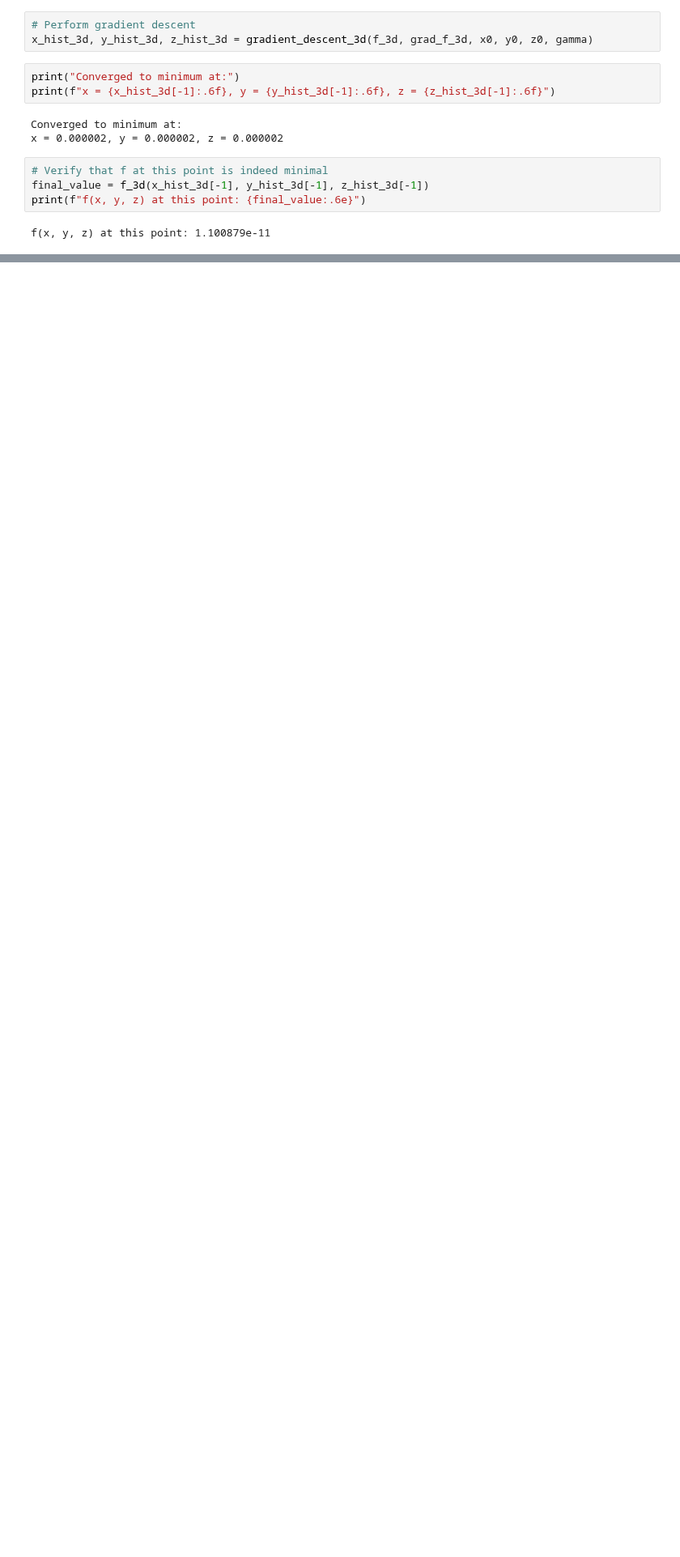
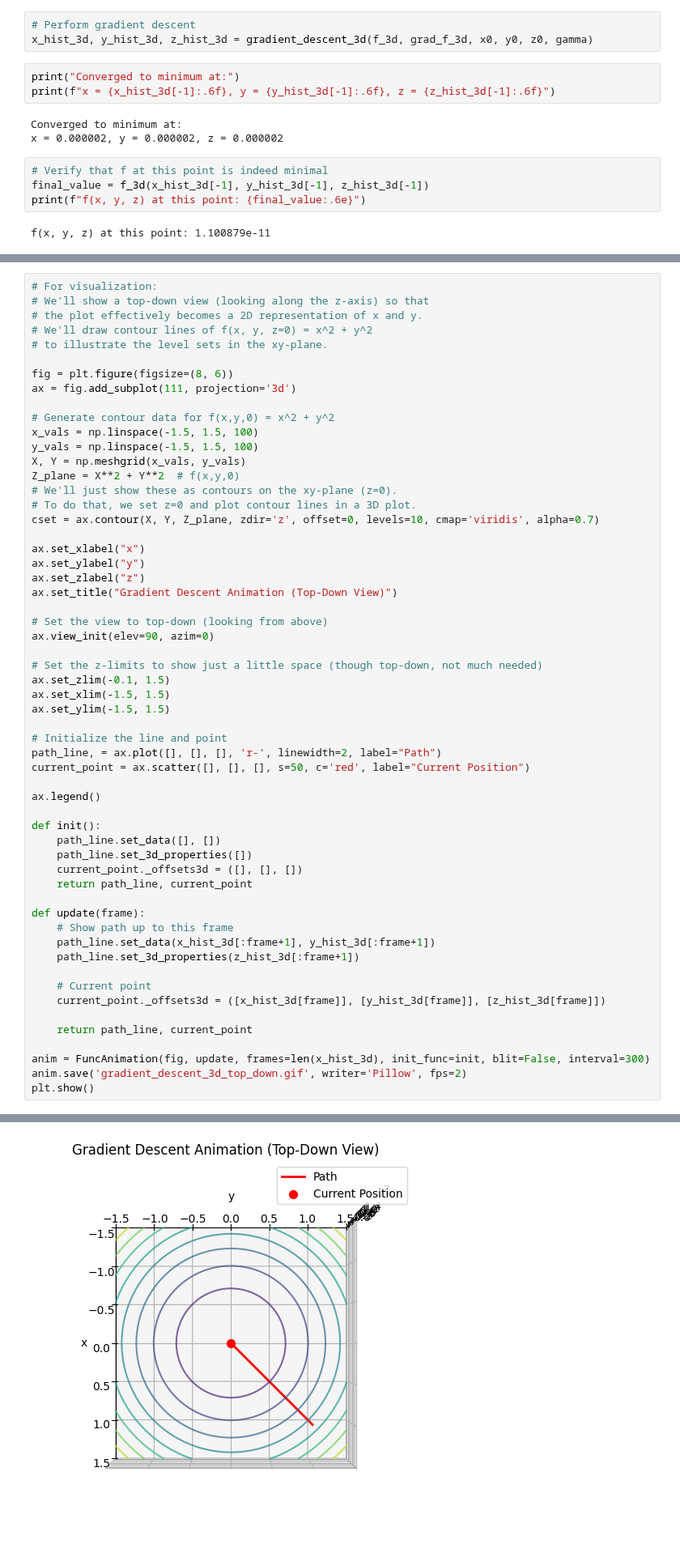
Before and after one commit to HackXIt/MAI-NUM-course, a Jupyter notebook: b-exercise5/b_exercise5.ipynb, the cells around one changed output, grey strips where cells are left out. Shown at 81% size. Cells and saved outputs as stored; diff of their text form; blank space fills up the shorter version.

```diff
--- a/b-exercise5/b_exercise5.ipynb
+++ b/b-exercise5/b_exercise5.ipynb
@@ -169,0 +329,58 @@ plt.show()
+# %%
+# For visualization:
+# We'll show a top-down view (looking along the z-axis) so that
+# the plot effectively becomes a 2D representation of x and y.
+# We'll draw contour lines of f(x, y, z=0) = x^2 + y^2
+# to illustrate the level sets in the xy-plane.
+
+fig = plt.figure(figsize=(8, 6))
+ax = fig.add_subplot(111, projection='3d')
+
+# Generate contour data for f(x,y,0) = x^2 + y^2
+x_vals = np.linspace(-1.5, 1.5, 100)
+y_vals = np.linspace(-1.5, 1.5, 100)
+X, Y = np.meshgrid(x_vals, y_vals)
+Z_plane = X**2 + Y**2  # f(x,y,0)
+# We'll just show these as contours on the xy-plane (z=0).
+# To do that, we set z=0 and plot contour lines in a 3D plot.
+cset = ax.contour(X, Y, Z_plane, zdir='z', offset=0, levels=10, cmap='viridis', alpha=0.7)
+
+ax.set_xlabel("x")
+ax.set_ylabel("y")
+ax.set_zlabel("z")
+ax.set_title("Gradient Descent Animation (Top-Down View)")
+
+# Set the view to top-down (looking from above)
+ax.view_init(elev=90, azim=0)
+
+# Set the z-limits to show just a little space (though top-down, not much needed)
+ax.set_zlim(-0.1, 1.5)
+ax.set_xlim(-1.5, 1.5)
+ax.set_ylim(-1.5, 1.5)
+
+# Initialize the line and point
+path_line, = ax.plot([], [], [], 'r-', linewidth=2, label="Path")
+current_point = ax.scatter([], [], [], s=50, c='red', label="Current Position")
+
+ax.legend()
+
+def init():
+    path_line.set_data([], [])
+    path_line.set_3d_properties([])
+    current_point._offsets3d = ([], [], [])
+    return path_line, current_point
+
+def update(frame):
+    # Show path up to this frame
+    path_line.set_data(x_hist_3d[:frame+1], y_hist_3d[:frame+1])
+    path_line.set_3d_properties(z_hist_3d[:frame+1])
+
+    # Current point
+    current_point._offsets3d = ([x_hist_3d[frame]], [y_hist_3d[frame]], [z_hist_3d[frame]])
+
+    return path_line, current_point
+
+anim = FuncAnimation(fig, update, frames=len(x_hist_3d), init_func=init, blit=False, interval=300)
+anim.save('gradient_descent_3d_top_down.gif', writer='Pillow', fps=2)
+plt.show()
+# %% [output]
@@ -169,0 +388 @@ plt.show()
+[figure, added]
```
Also changed, not shown: parts of 6 cells of this notebook, 4 other files.
